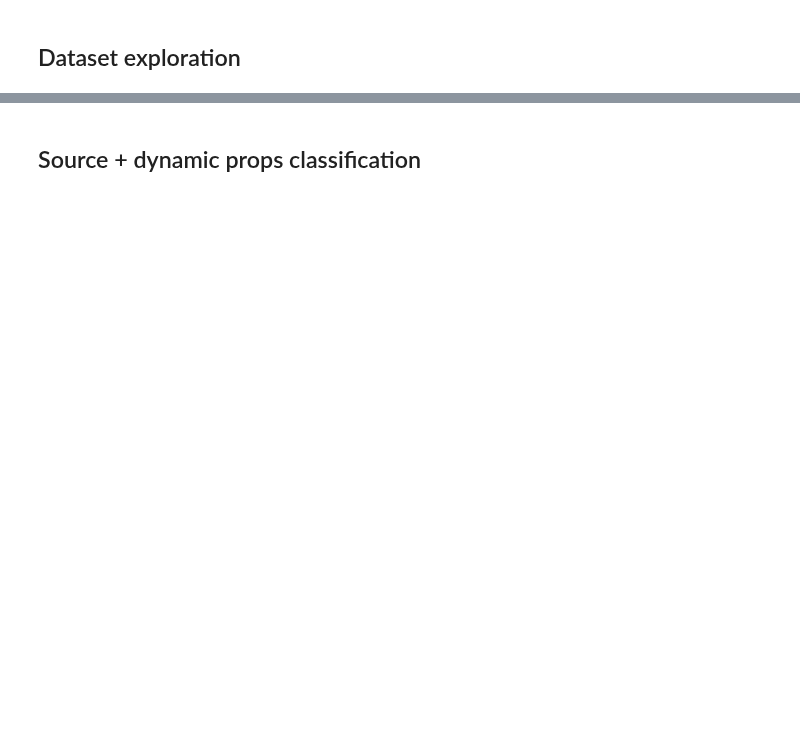
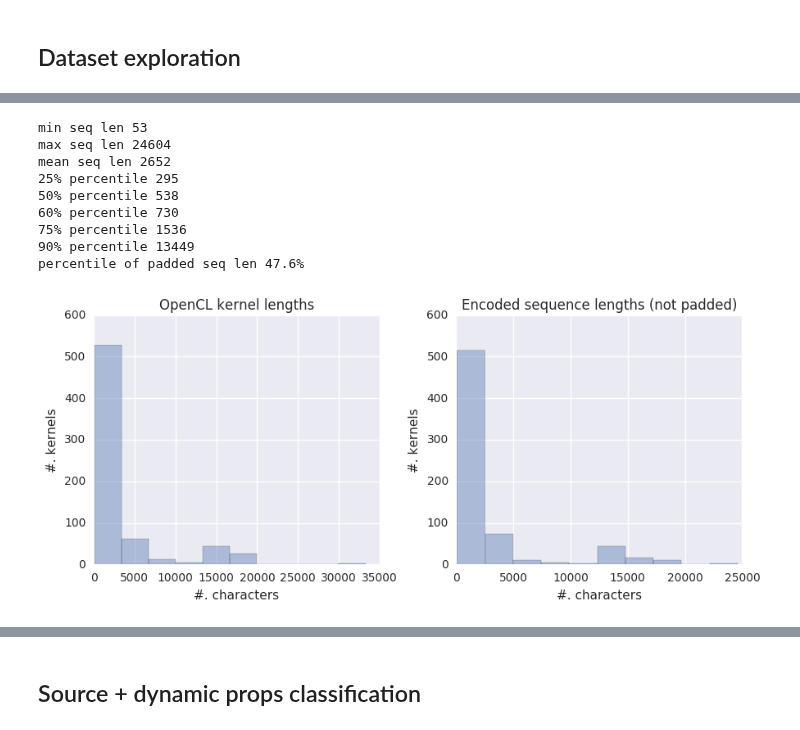
Before and after one commit to ChrisCummins/phd, a Jupyter notebook: lab/clgen/Classification.ipynb, the cells around one changed output, grey strips where cells are left out. Cells and saved outputs as stored; diff of their text form; code cells hidden in the pictures; blank space fills up the shorter version.

```diff
--- a/lab/clgen/Classification.ipynb
+++ b/lab/clgen/Classification.ipynb
@@ -43,13 +48,13 @@ Methods for wrangling data:
 def get_features(D):
     """ return np array of shape (len(D), nb_features)"""
     return np.array([
-        D["comp"].values,
-        D["rational"].values,
-        D["mem"].values,
-        D["localmem"].values,
-        D["coalesced"].values,
-        D["transfer"].values,
-        D["wgsize"].values,
+#         D["comp"].values,
+#         D["rational"].values,
+#         D["mem"].values,
+#         D["localmem"].values,
+#         D["coalesced"].values,
+#         D["transfer"].values,
+#         D["wgsize"].values,
         (D["transfer"].values / (D["comp"].values + D["mem"].values)),  # F1
         (D["coalesced"].values / D["mem"].values),  # F2
         ((D["localmem"].values / D["mem"].values) * D["wgsize"].values),  # F3
@@ -83,6 +88,9 @@ def get_train_validation_test_splits(D, split=(.6, .2, .2), seed=1):
     assert(sum(split) == 1.0)
     train_split, validation_split, test_split = split
 
+    num_synthetic = sum(D["synthetic_enc"].values)
+    print(num_synthetic)
+
     np.random.seed(seed)
     train_msk = np.random.rand(len(D)) < train_split
 
@@ -205,3 +263,37 @@ viz.finalise(figsize=(6, 4))
+# %%
+plt.subplot(1, 2, 1)
+ax = sns.distplot(dataframe["src_len"], kde=None, bins=10)
+plt.title("OpenCL kernel lengths")
+plt.xlabel("#. characters")
+plt.ylabel("#. kernels")
+
+plt.subplot(1, 2, 2)
+ax = sns.distplot(dataframe["seq_len"], kde=None, bins=10)
+plt.title("Encoded sequence lengths (not padded)")
+plt.xlabel("#. characters")
+plt.ylabel("#. kernels")
+
+
+print("min seq len", min(dataframe["seq_len"]))
+print("max seq len", max(dataframe["seq_len"]))
+print("mean seq len", int(round(np.mean(dataframe["seq_len"]))))
+for p in [25, 50, 60, 75, 90]:
+    print("{p}% percentile".format(p=p), int(np.percentile(dataframe["seq_len"], p)))
+print("percentile of padded seq len {:.1f}%".format(
+    percentileofscore(dataframe["seq_len"], seq_length, 'mean')))
+
+viz.finalise(figsize=(9, 4))
+# %% [output]
+min seq len 53
+max seq len 24604
+mean seq len 2652
+25% percentile 295
+50% percentile 538
+60% percentile 730
+75% percentile 1536
+90% percentile 13449
+percentile of padded seq len 47.6%
+[figure, added]
 # %%
 plt.subplot(1, 2, 1)
 ax = sns.distplot(dataframe["wgsize"], kde=None, bins=10)
```
Also changed, not shown: parts of 24 cells of this notebook.
